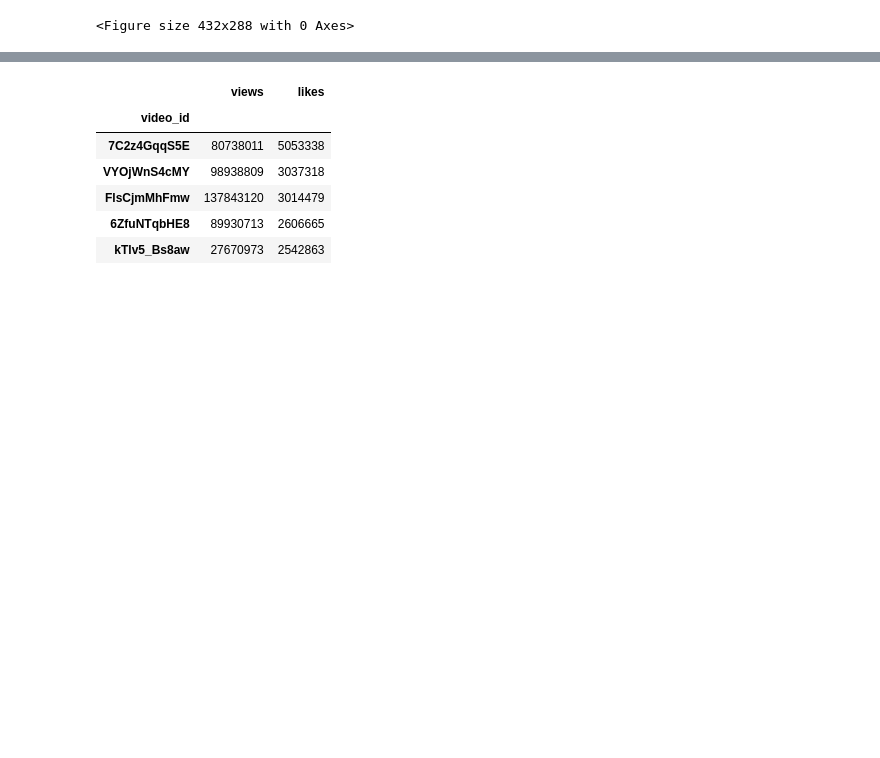
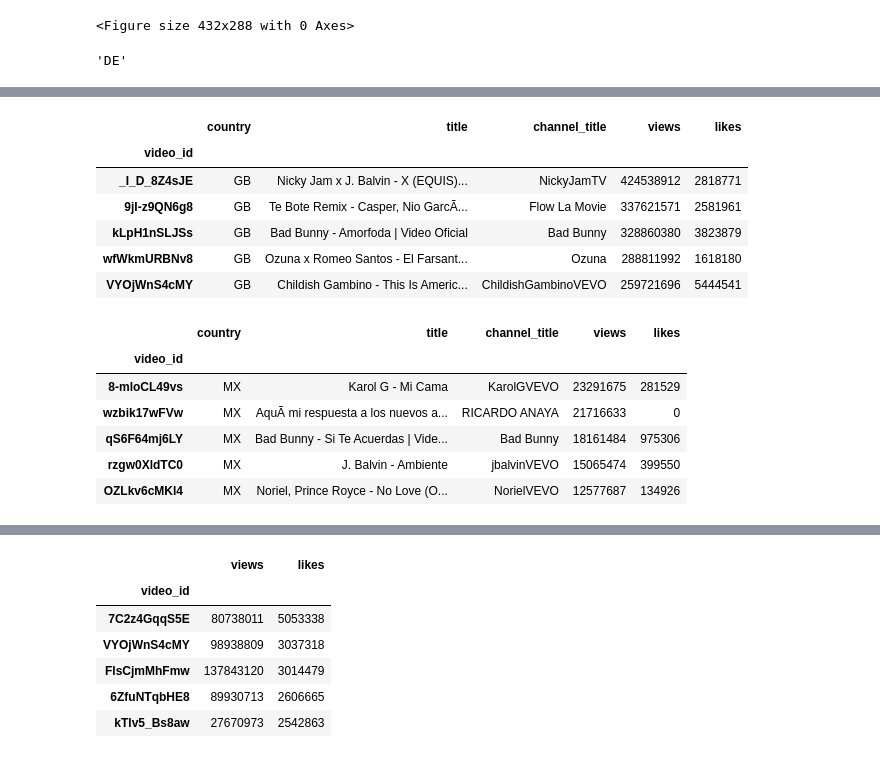
Before and after one commit to jafar3369/Python, a Jupyter notebook: YouTube_Analysis.ipynb, the cells around one changed output, grey strips where cells are left out. Cells and saved outputs as stored; diff of their text form; code cells hidden in the pictures; blank space fills up the shorter version.

```diff
--- a/YouTube_Analysis.ipynb
+++ b/YouTube_Analysis.ipynb
@@ -378,17 +378,20 @@ for country in countries:
 [figure]
 [figure]
 <Figure size 432x288 with 0 Axes>
+# %%
+for name in AllCSV:
+  na=name
+na[0:2]
+# %% [output]
+'DE'
 # %%
 #Top 5 videos that are on trending in each country?
 
-temporary = []
-for df in all_dataframes:
-    temp = df
-    temp = temp.reset_index().sort_values(by = ['views'], ascending=False)
-    temp.drop_duplicates(subset ="video_id", keep = 'first', inplace = True)
-    temp.set_index('video_id', inplace=True)
-    temp = temp.head(5) # top 5 that are on trending
-    temporary.append(temp)
-# Printing 3 randomly selected countries
-temporary[2][['title', 'channel_title', 'views', 'likes']]
+temporary= []
+for name in AllCSV:
+  temp =combined_df[combined_df['country']==name[0:2]].sort_values(['views'],ascending=False).head(5)
+  temporary.append(temp)
+
+for i in range(len(temporary)):
+  display(temporary[i][['country','title', 'channel_title', 'views', 'likes']])
 # %% [output]
@@ -401,0 +412,14 @@ temporary[2][['title', 'channel_title', 'views', 'likes']]
+|  | country | title | channel_title | views | likes |
+| video_id |  |  |  |  |  |
+| _I_D_8Z4sJE | GB | Nicky Jam x J. Balvin - X (EQUIS)... | NickyJamTV | 424538912 | 2818771 |
+| 9jI-z9QN6g8 | GB | Te Bote Remix - Casper, Nio GarcÃ... | Flow La Movie | 337621571 | 2581961 |
+| kLpH1nSLJSs | GB | Bad Bunny - Amorfoda | Video Oficial | Bad Bunny | 328860380 | 3823879 |
+| wfWkmURBNv8 | GB | Ozuna x Romeo Santos - El Farsant... | Ozuna | 288811992 | 1618180 |
+| VYOjWnS4cMY | GB | Childish Gambino - This Is Americ... | ChildishGambinoVEVO | 259721696 | 5444541 |
+|  | country | title | channel_title | views | likes |
+| video_id |  |  |  |  |  |
+| 8-mloCL49vs | MX | Karol G - Mi Cama | KarolGVEVO | 23291675 | 281529 |
+| wzbik17wFVw | MX | AquÃ­ mi respuesta a los nuevos a... | RICARDO ANAYA | 21716633 | 0 |
+| qS6F64mj6LY | MX | Bad Bunny - Si Te Acuerdas | Vide... | Bad Bunny | 18161484 | 975306 |
+| rzgw0XldTC0 | MX | J. Balvin - Ambiente | jbalvinVEVO | 15065474 | 399550 |
+| OZLkv6cMKl4 | MX | Noriel, Prince Royce - No Love (O... | NorielVEVO | 12577687 | 134926 |
```
Also changed, not shown: parts of 2 cells of this notebook.
